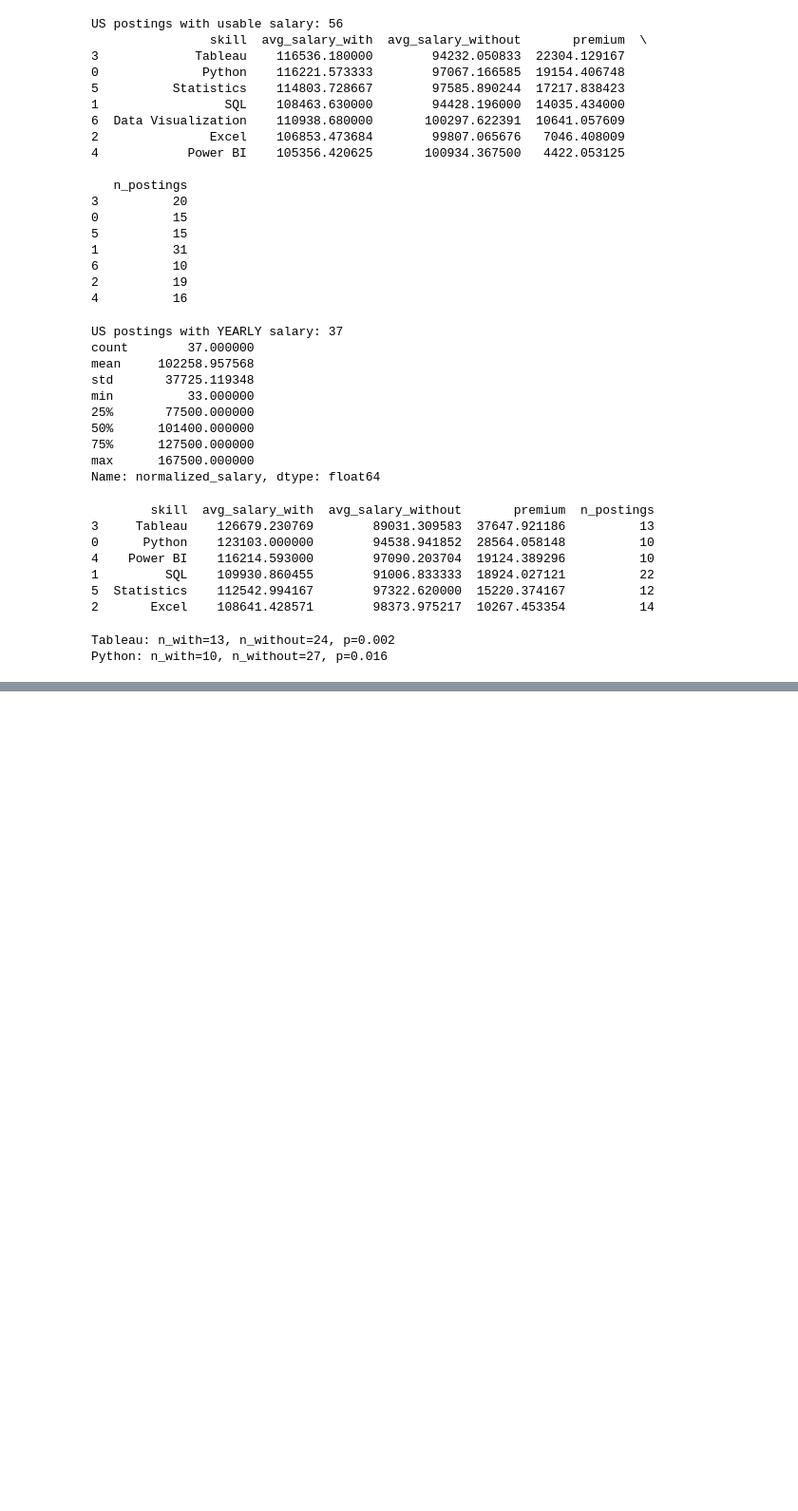
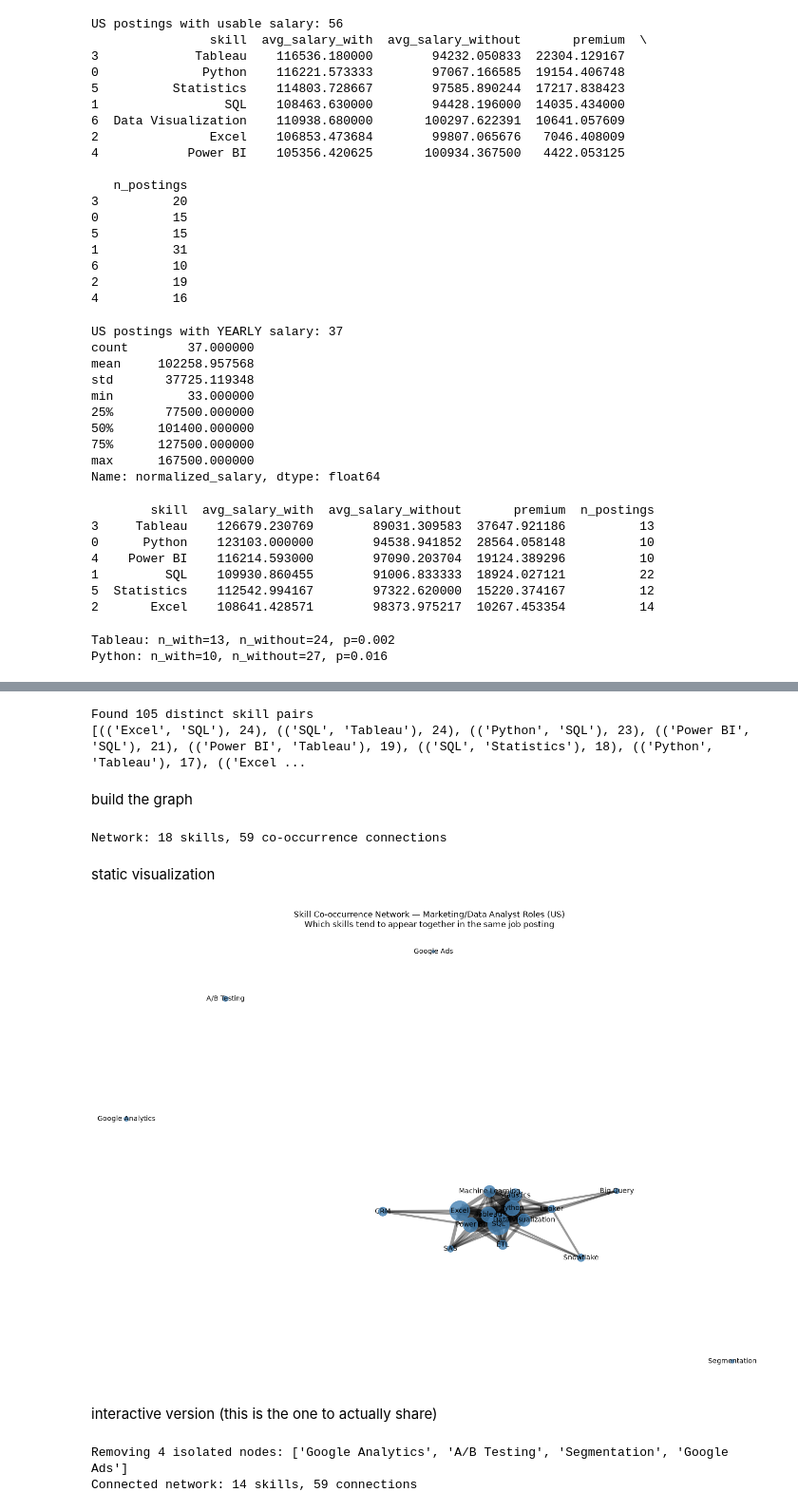
Before and after one commit to jbx-p/job-market-skill-analysis, a Jupyter notebook: notebooks/02_skill_extraction_analysis.ipynb, the cells around one changed output, grey strips where cells are left out. Shown at 95% size. Cells and saved outputs as stored; diff of their text form; code cells hidden in the pictures; blank space fills up the shorter version.

```diff
--- a/notebooks/02_skill_extraction_analysis.ipynb
+++ b/notebooks/02_skill_extraction_analysis.ipynb
@@ -665,0 +694,68 @@ Python: n_with=10, n_without=27, p=0.016
+# %%
+from collections import Counter
+from itertools import combinations
+import networkx as nx
+
+relevant_geo["extracted_skills"] = relevant_geo["description"].apply(lambda x: extract_skills(x, skill_dictionary))
+
+co_occurrence = Counter()
+for skills_list in relevant_geo["extracted_skills"]:
+    for pair in combinations(sorted(set(skills_list)), 2):
+        co_occurrence[pair] += 1
+
+print(f"Found {len(co_occurrence)} distinct skill pairs")
+print(sorted(co_occurrence.items(), key=lambda x: -x[1])[:10])
+# %% [output]
+Found 105 distinct skill pairs
+[(('Excel', 'SQL'), 24), (('SQL', 'Tableau'), 24), (('Python', 'SQL'), 23), (('Power BI', 'SQL'), 21), (('Power BI', 'Tableau'), 19), (('SQL', 'Statistics'), 18), (('Python', 'Tableau'), 17), (('Excel ...
+# %% [markdown]
+build the graph
+# %%
+skill_counts = Counter([s for skills in relevant_geo["extracted_skills"] for s in skills])
+
+G = nx.Graph()
+for skill, count in skill_counts.items():
+    G.add_node(skill, weight=count)
+
+for (skill_a, skill_b), weight in co_occurrence.items():
+    if weight >= 3:  # given your smaller US sample (n=188), a lower threshold than the original guide's 10
+        G.add_edge(skill_a, skill_b, weight=weight)
+
+print(f"Network: {G.number_of_nodes()} skills, {G.number_of_edges()} co-occurrence connections")
+# %% [output]
+Network: 18 skills, 59 co-occurrence connections
+# %% [markdown]
+static visualization
+# %%
+import matplotlib.pyplot as plt
+
+fig, ax = plt.subplots(figsize=(14, 10))
+pos = nx.spring_layout(G, k=0.7, seed=42)
+
+node_sizes = [G.nodes[n]["weight"] * 15 for n in G.nodes]
+edge_widths = [G[u][v]["weight"] for u, v in G.edges]
+
+nx.draw_networkx_nodes(G, pos, node_size=node_sizes, node_color="steelblue", alpha=0.8, ax=ax)
+nx.draw_networkx_edges(G, pos, width=edge_widths, alpha=0.4, ax=ax)
+nx.draw_networkx_labels(G, pos, font_size=10, ax=ax)
+
+ax.set_title("Skill Co-occurrence Network — Marketing/Data Analyst Roles (US)\nWhich skills tend to appear together in the same job posting")
+ax.axis("off")
+plt.tight_layout()
+plt.savefig("../outputs/skill_network.png", dpi=150)
+plt.show()
+# %% [output]
+[figure, added]
+# %% [markdown]
+interactive version (this is the one to actually share)
+# %%
+# Remove nodes with no edges — they don't belong in a co-occurrence visualization
+isolated_nodes = list(nx.isolates(G))
+print(f"Removing {len(isolated_nodes)} isolated nodes: {isolated_nodes}")
+G_connected = G.copy()
+G_connected.remove_nodes_from(isolated_nodes)
+
+print(f"Connected network: {G_connected.number_of_nodes()} skills, {G_connected.number_of_edges()} connections")
+# %% [output]
+Removing 4 isolated nodes: ['Google Analytics', 'A/B Testing', 'Segmentation', 'Google Ads']
+Connected network: 14 skills, 59 connections
```
Also changed, not shown: parts of 6 cells of this notebook, 6 other files.
